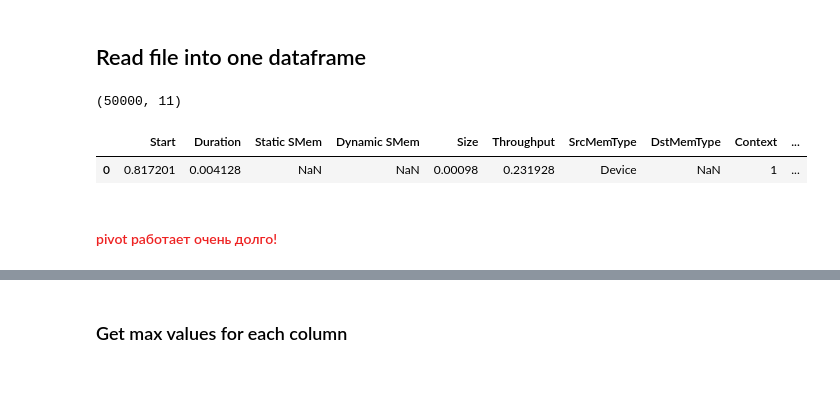
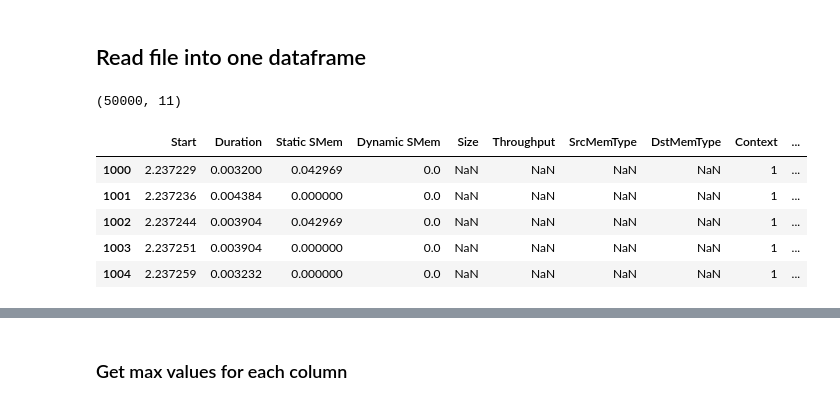
Before and after one commit to pyotr777/mlbenchmarks, a Jupyter notebook: plot traces resample.ipynb, the cells around one changed output, grey strips where cells are left out. Drawn from its saved outputs; the diff is of its cells as text; code cells hidden in the pictures; blank space fills up the shorter version.

```diff
--- a/plot traces resample.ipynb
+++ b/plot traces resample.ipynb
@@ -131,13 +111,16 @@ dfp
 # %% [markdown]
 ## Read file into one dataframe
 # %%
-df = pd.read_csv(filename, header = 0, usecols = columns, skiprows=[0,1,2,4], nrows = 50000)
+df = pd.read_csv(filename, header = 0, usecols = columns,
+                 skiprows=[0,1,2,4], nrows = 50000)
 # %%
 print df.shape
-df.iloc[:1]
+df.iloc[1000:1005]
 # %% [output]
 (50000, 11)
 |  | Start | Duration | Static SMem | Dynamic SMem | Size | Throughput | SrcMemType | DstMemType | Context | ... |
-| 0 | 0.817201 | 0.004128 | NaN | NaN | 0.00098 | 0.231928 | Device | NaN | 1 | ... |
+| 1000 | 2.237229 | 0.003200 | 0.042969 | 0.0 | NaN | NaN | NaN | NaN | 1 | ... |
+| 1001 | 2.237236 | 0.004384 | 0.000000 | 0.0 | NaN | NaN | NaN | NaN | 1 | ... |
+| 1002 | 2.237244 | 0.003904 | 0.042969 | 0.0 | NaN | NaN | NaN | NaN | 1 | ... |
+| 1003 | 2.237251 | 0.003904 | 0.000000 | 0.0 | NaN | NaN | NaN | NaN | 1 | ... |
+| 1004 | 2.237259 | 0.003232 | 0.000000 | 0.0 | NaN | NaN | NaN | NaN | 1 | ... |
-# %% [markdown]
-<h4 style="color:#e22">pivot работает очень долго!</h4>
```
Also changed, not shown: parts of 30 cells of this notebook, 2 other files.
